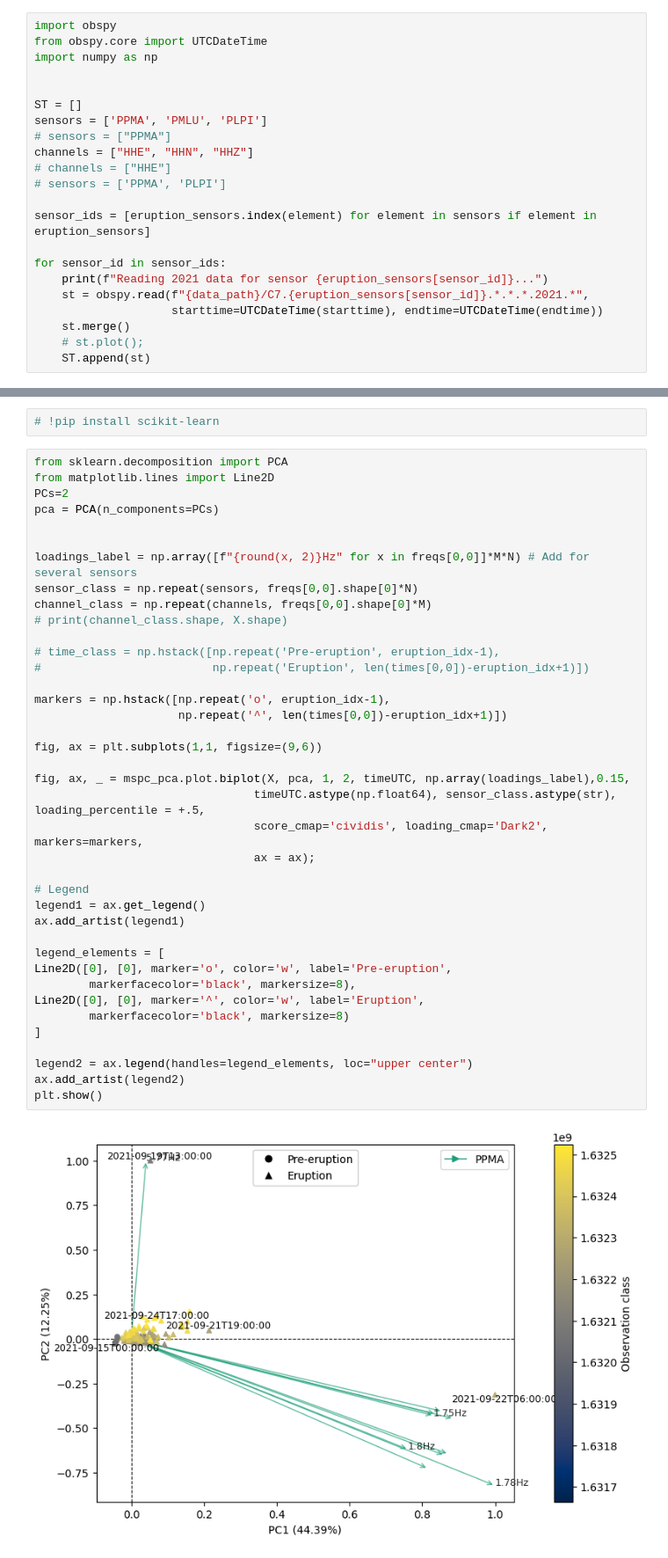
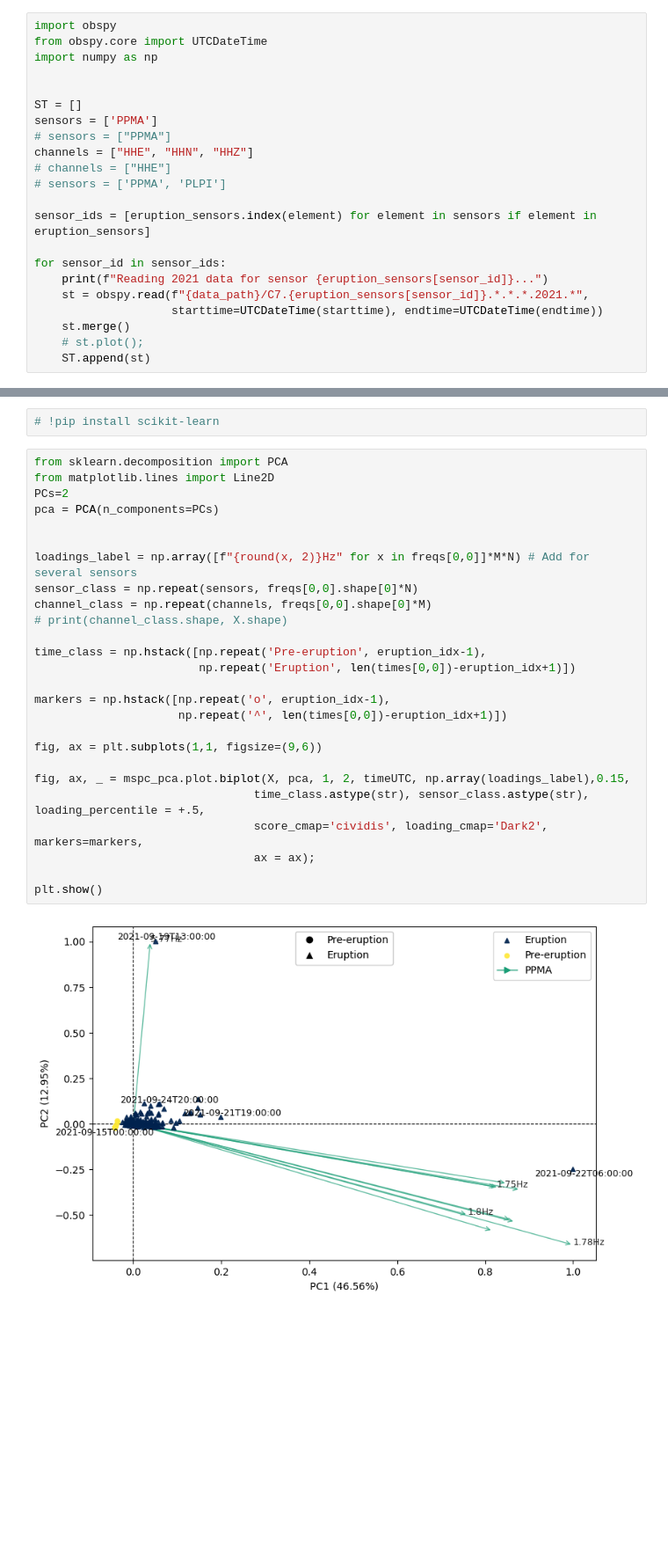
Before and after one commit to CoDaSLab/MSPC-Seismic, a Jupyter notebook: exploration/IGARSS copy.ipynb, the cells around one changed output, grey strips where cells are left out. Shown at 88% size. Saved outputs shown, nothing was run; the diff lists cells and outputs as text; blank space fills up the shorter version.

```diff
--- a/exploration/IGARSS copy.ipynb
+++ b/exploration/IGARSS copy.ipynb
@@ -105,7 +87,7 @@ import numpy as np
 
 
 ST = []
-sensors = ['PPMA', 'PMLU', 'PLPI']
+sensors = ['PPMA']
 # sensors = ["PPMA"]
 channels = ["HHE", "HHN", "HHZ"]
 # channels = ["HHE"]
@@ -297,41 +268,28 @@ mspc_pca.plot.var_pca(X, 10,with_std =False);
 # %%
 from sklearn.decomposition import PCA
 from matplotlib.lines import Line2D
 PCs=2
 pca = PCA(n_components=PCs)
 
 
 loadings_label = np.array([f"{round(x, 2)}Hz" for x in freqs[0,0]]*M*N) # Add for several sensors
 sensor_class = np.repeat(sensors, freqs[0,0].shape[0]*N)
 channel_class = np.repeat(channels, freqs[0,0].shape[0]*M)
 # print(channel_class.shape, X.shape)
 
-# time_class = np.hstack([np.repeat('Pre-eruption', eruption_idx-1),
-#                         np.repeat('Eruption', len(times[0,0])-eruption_idx+1)])
+time_class = np.hstack([np.repeat('Pre-eruption', eruption_idx-1),
+                        np.repeat('Eruption', len(times[0,0])-eruption_idx+1)])
 
 markers = np.hstack([np.repeat('o', eruption_idx-1),
                      np.repeat('^', len(times[0,0])-eruption_idx+1)])
 
 fig, ax = plt.subplots(1,1, figsize=(9,6))
 
 fig, ax, _ = mspc_pca.plot.biplot(X, pca, 1, 2, timeUTC, np.array(loadings_label),0.15,
-                                timeUTC.astype(np.float64), sensor_class.astype(str), loading_percentile = +.5,
+                                time_class.astype(str), sensor_class.astype(str), loading_percentile = +.5,
                                 score_cmap='cividis', loading_cmap='Dark2', markers=markers,
                                 ax = ax);
 
-# Legend
-legend1 = ax.get_legend()
-ax.add_artist(legend1)
-
-legend_elements = [
-Line2D([0], [0], marker='o', color='w', label='Pre-eruption',
-        markerfacecolor='black', markersize=8),
-Line2D([0], [0], marker='^', color='w', label='Eruption',
-        markerfacecolor='black', markersize=8)
-]
-
-legend2 = ax.legend(handles=legend_elements, loc="upper center")
-ax.add_artist(legend2)
 plt.show()
 # %% [output]
-[figure, old version]
+[figure, new version]
```
Also changed, not shown: parts of 16 cells of this notebook, 3 other files.
